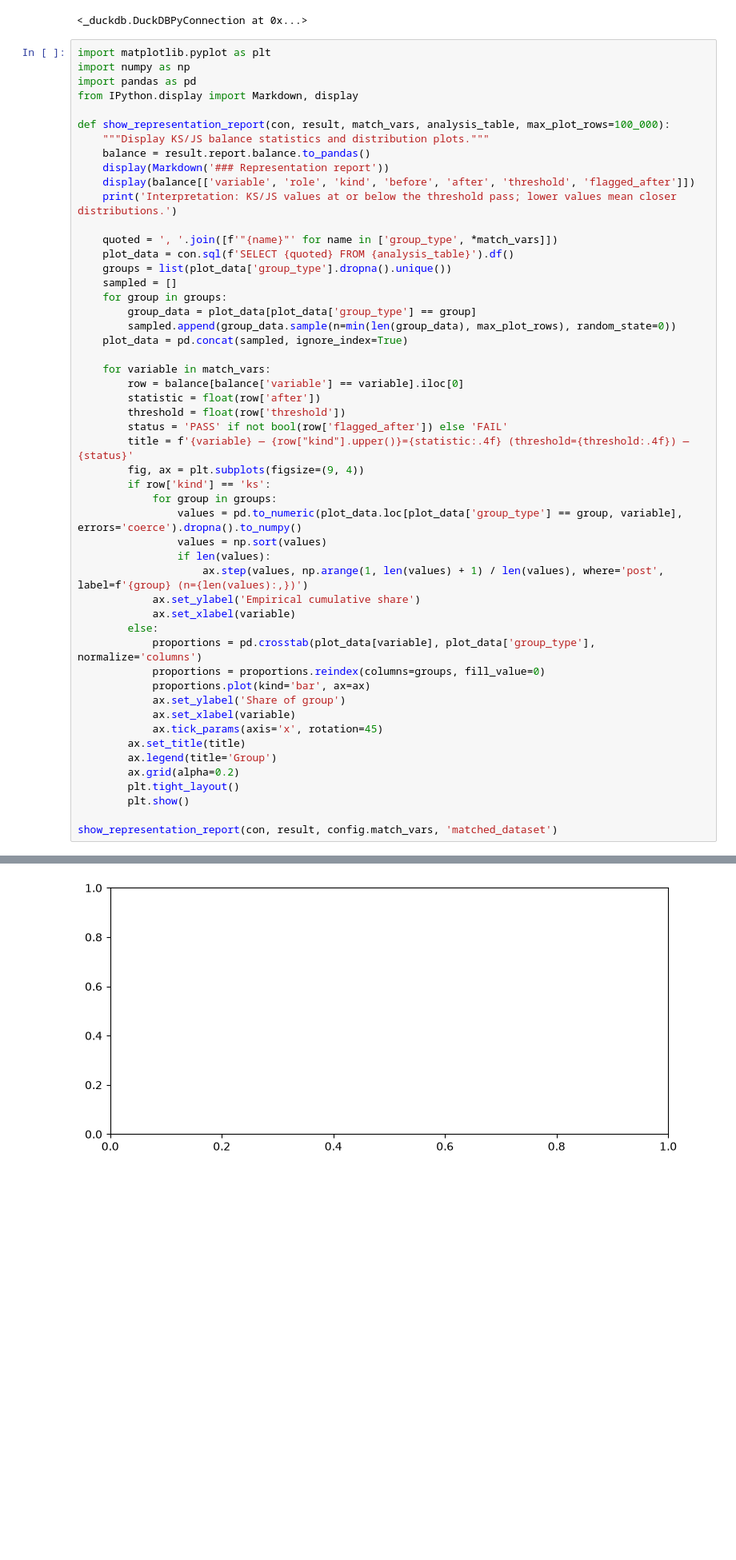
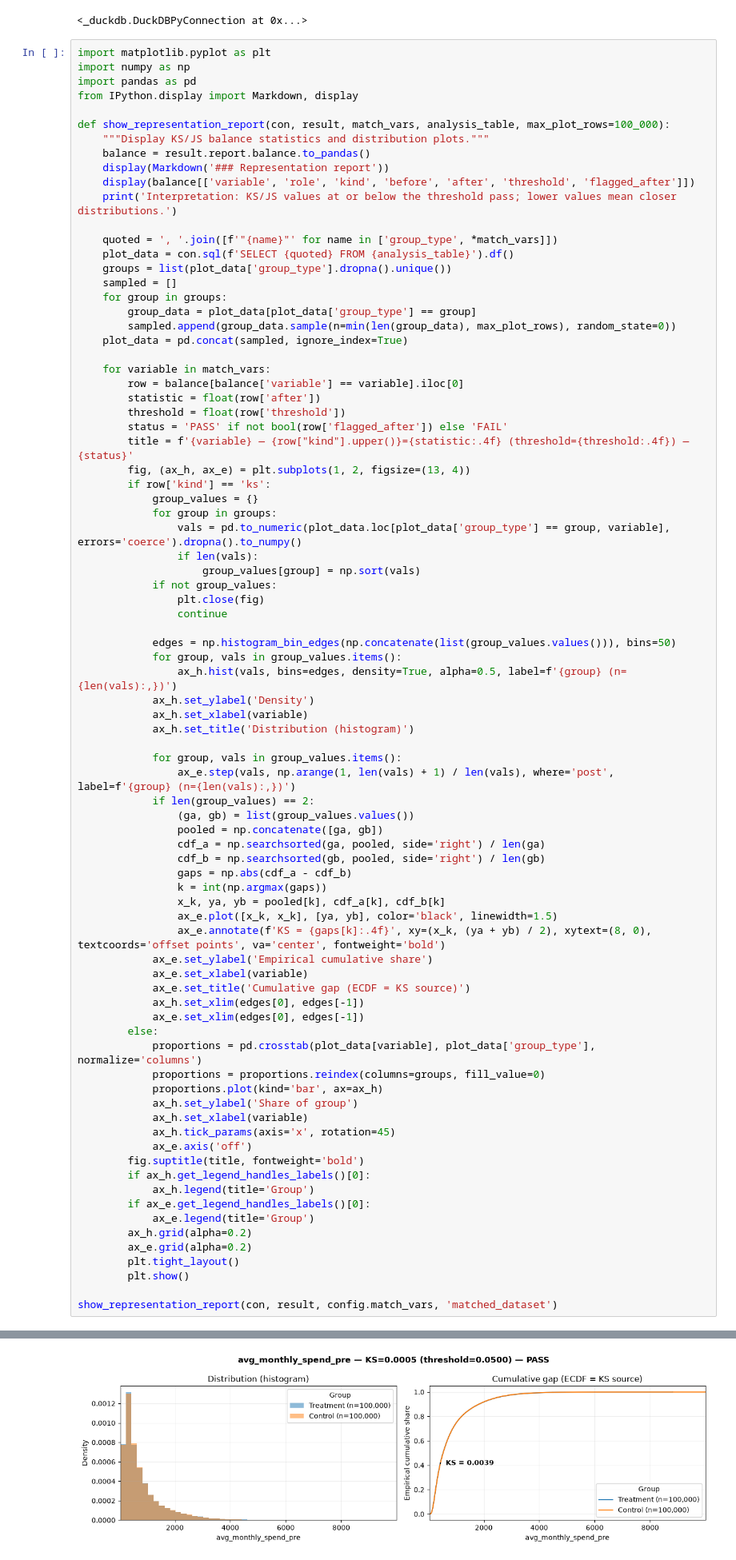
Before and after one commit to B2BDA/RapidMatch, a Jupyter notebook: AB_Test.ipynb, the cells around one changed output, grey strips where cells are left out. Shown at 80% size. Saved outputs shown, nothing was run; the diff lists cells and outputs as text; blank space fills up the shorter version.

Commit message:
chore(ab-test): two-panel KS figure — histogram + ECDF with KS gap annotated

```diff
--- a/AB_Test.ipynb
+++ b/AB_Test.ipynb
@@ -92,25 +92,56 @@ def show_representation_report(con, result, match_vars, analysis_table, max_plot
         threshold = float(row['threshold'])
         status = 'PASS' if not bool(row['flagged_after']) else 'FAIL'
         title = f'{variable} — {row["kind"].upper()}={statistic:.4f} (threshold={threshold:.4f}) — {status}'
-        fig, ax = plt.subplots(figsize=(9, 4))
+        fig, (ax_h, ax_e) = plt.subplots(1, 2, figsize=(13, 4))
         if row['kind'] == 'ks':
+            group_values = {}
             for group in groups:
-                values = pd.to_numeric(plot_data.loc[plot_data['group_type'] == group, variable], errors='coerce').dropna().to_numpy()
-                values = np.sort(values)
-                if len(values):
-                    ax.step(values, np.arange(1, len(values) + 1) / len(values), where='post', label=f'{group} (n={len(values):,})')
-            ax.set_ylabel('Empirical cumulative share')
-            ax.set_xlabel(variable)
+                vals = pd.to_numeric(plot_data.loc[plot_data['group_type'] == group, variable], errors='coerce').dropna().to_numpy()
+                if len(vals):
+                    group_values[group] = np.sort(vals)
+            if not group_values:
+                plt.close(fig)
+                continue
+
+            edges = np.histogram_bin_edges(np.concatenate(list(group_values.values())), bins=50)
+            for group, vals in group_values.items():
+                ax_h.hist(vals, bins=edges, density=True, alpha=0.5, label=f'{group} (n={len(vals):,})')
+            ax_h.set_ylabel('Density')
+            ax_h.set_xlabel(variable)
+            ax_h.set_title('Distribution (histogram)')
+
+            for group, vals in group_values.items():
+                ax_e.step(vals, np.arange(1, len(vals) + 1) / len(vals), where='post', label=f'{group} (n={len(vals):,})')
+            if len(group_values) == 2:
+                (ga, gb) = list(group_values.values())
+                pooled = np.concatenate([ga, gb])
+                cdf_a = np.searchsorted(ga, pooled, side='right') / len(ga)
+                cdf_b = np.searchsorted(gb, pooled, side='right') / len(gb)
+                gaps = np.abs(cdf_a - cdf_b)
+                k = int(np.argmax(gaps))
+                x_k, ya, yb = pooled[k], cdf_a[k], cdf_b[k]
+                ax_e.plot([x_k, x_k], [ya, yb], color='black', linewidth=1.5)
+                ax_e.annotate(f'KS = {gaps[k]:.4f}', xy=(x_k, (ya + yb) / 2), xytext=(8, 0), textcoords='offset points', va='center', fontweight='bold')
+            ax_e.set_ylabel('Empirical cumulative share')
+            ax_e.set_xlabel(variable)
+            ax_e.set_title('Cumulative gap (ECDF = KS source)')
+            ax_h.set_xlim(edges[0], edges[-1])
+            ax_e.set_xlim(edges[0], edges[-1])
         else:
             proportions = pd.crosstab(plot_data[variable], plot_data['group_type'], normalize='columns')
             proportions = proportions.reindex(columns=groups, fill_value=0)
-            proportions.plot(kind='bar', ax=ax)
-            ax.set_ylabel('Share of group')
-            ax.set_xlabel(variable)
-            ax.tick_params(axis='x', rotation=45)
-        ax.set_title(title)
-        ax.legend(title='Group')
-        ax.grid(alpha=0.2)
+            proportions.plot(kind='bar', ax=ax_h)
+            ax_h.set_ylabel('Share of group')
+            ax_h.set_xlabel(variable)
+            ax_h.tick_params(axis='x', rotation=45)
+            ax_e.axis('off')
+        fig.suptitle(title, fontweight='bold')
+        if ax_h.get_legend_handles_labels()[0]:
+            ax_h.legend(title='Group')
+        if ax_e.get_legend_handles_labels()[0]:
+            ax_e.legend(title='Group')
+        ax_h.grid(alpha=0.2)
+        ax_e.grid(alpha=0.2)
         plt.tight_layout()
         plt.show()
 
@@ -128 +158 @@ ValueError: sort array is read-only
-[figure, old version]
+[figure, new version]
```
Also changed, not shown: parts of 3 cells of this notebook.
